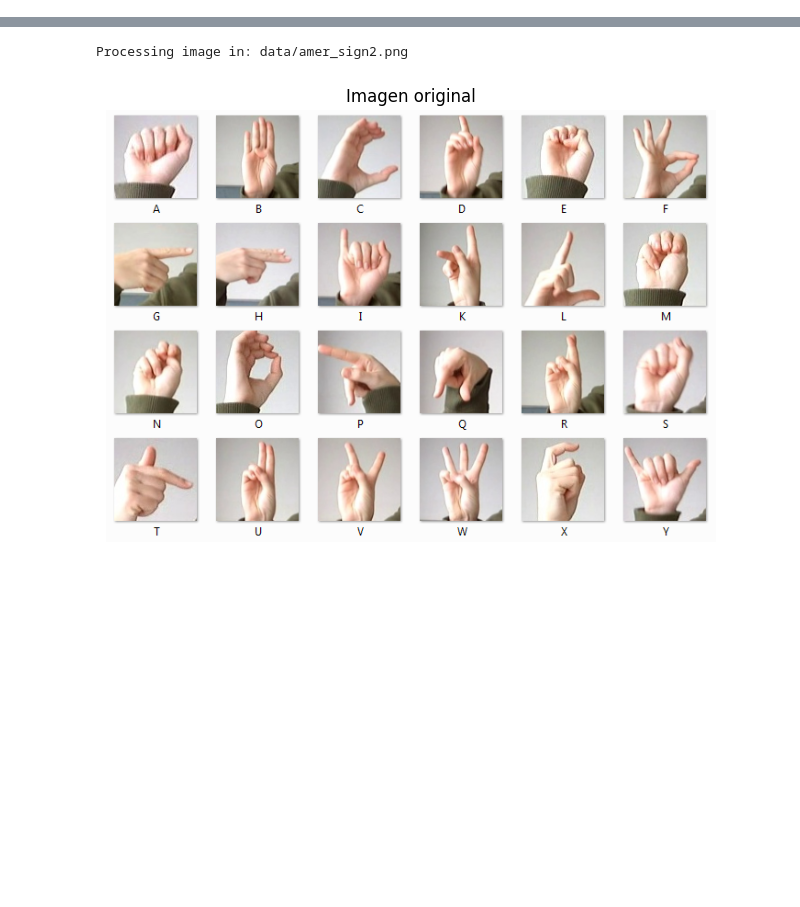
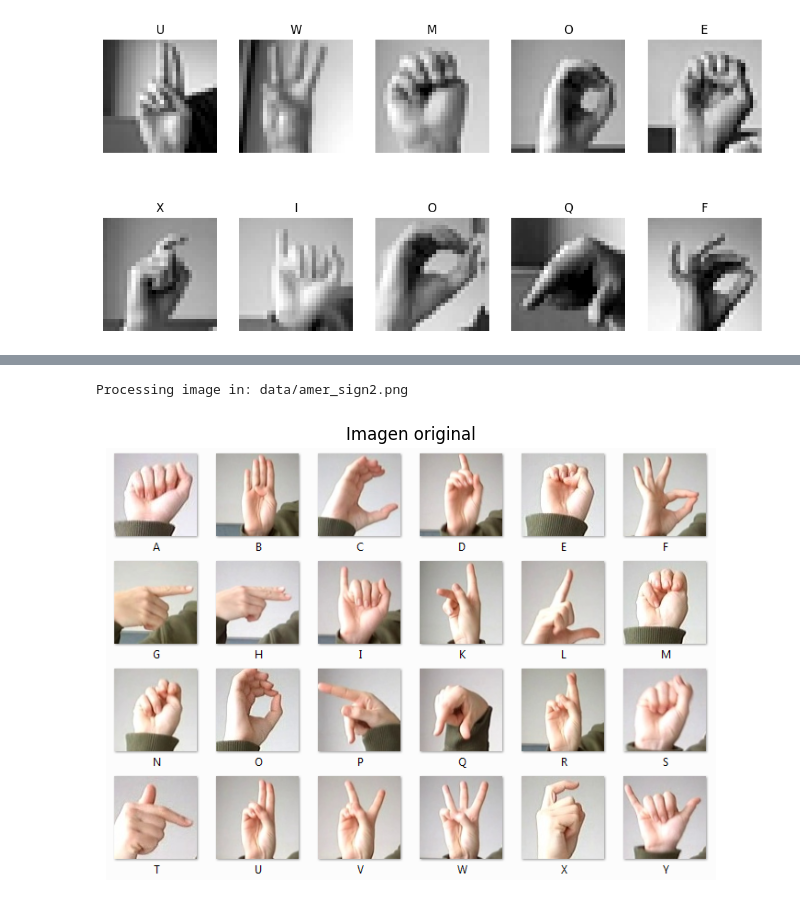
Before and after one commit to damenac/maia-uml, a Jupyter notebook: problemas_practicos/silent_bridges/silent_bridges.ipynb, the cells around one changed output, grey strips where cells are left out. Cells and saved outputs as stored; diff of their text form; code cells hidden in the pictures; blank space fills up the shorter version.

```diff
--- a/problemas_practicos/silent_bridges/silent_bridges.ipynb
+++ b/problemas_practicos/silent_bridges/silent_bridges.ipynb
@@ -10,0 +23,29 @@ from sklearn.decomposition import PCA
+# %%
+class_names = {
+    0: 'A',
+    1: 'B',
+    2: 'C',
+    3: 'D',
+    4: 'E',
+    5: 'F',
+    6: 'G',
+    7: 'H',
+    8: 'I',
+    9: 'J',
+    10: 'K',
+    11: 'L',
+    12: 'M',
+    13: 'N',
+    14: 'O',
+    15: 'P',
+    16: 'Q',
+    17: 'R',
+    18: 'S',
+    19: 'T',
+    20: 'U',
+    21: 'V',
+    22: 'W',
+    23: 'X',
+    24: 'Y',
+    25: 'Z'
+}
@@ -10,0 +69,18 @@ from sklearn.decomposition import PCA
+# %%
+x_train = train.drop("label", axis=1)
+y_train = train["label"]
+
+x_test = test.drop("label", axis=1)
+y_test = test["label"]
+# %%
+random_sample = np.random.randint(0, len(data) + 1, size=10)
+
+plt.figure(figsize=(12, 6))
+for i in range(10):
+    plt.subplot(2, 5, i + 1)
+    plt.imshow(x_train.iloc[random_sample[i]].values.reshape(28, 28), cmap='gray')
+    plt.title(class_names[y_train[random_sample[i]]])
+    plt.axis('off')
+plt.show()
+# %% [output]
+[figure, added]
```
Also changed, not shown: parts of 9 cells of this notebook.
